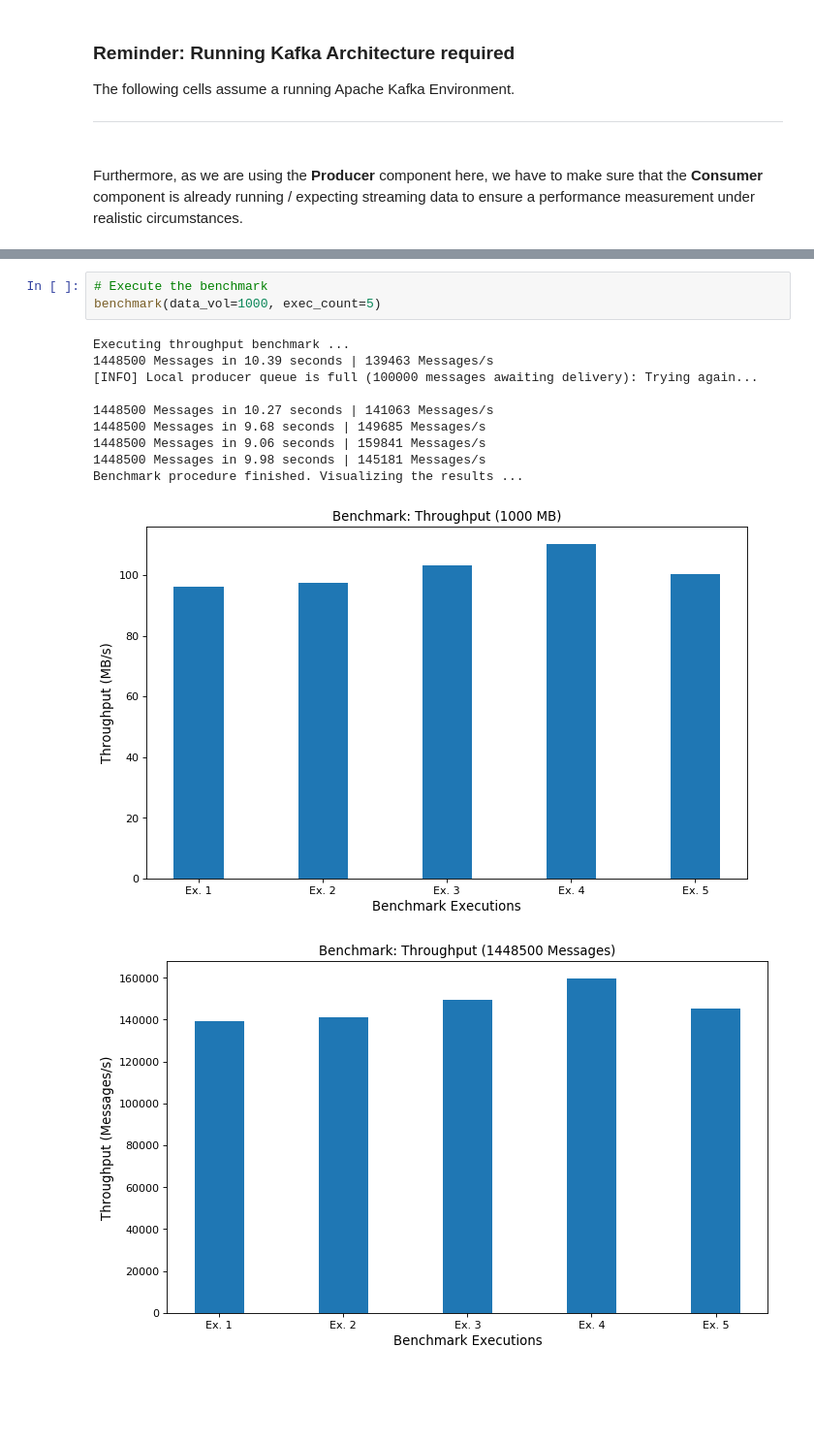
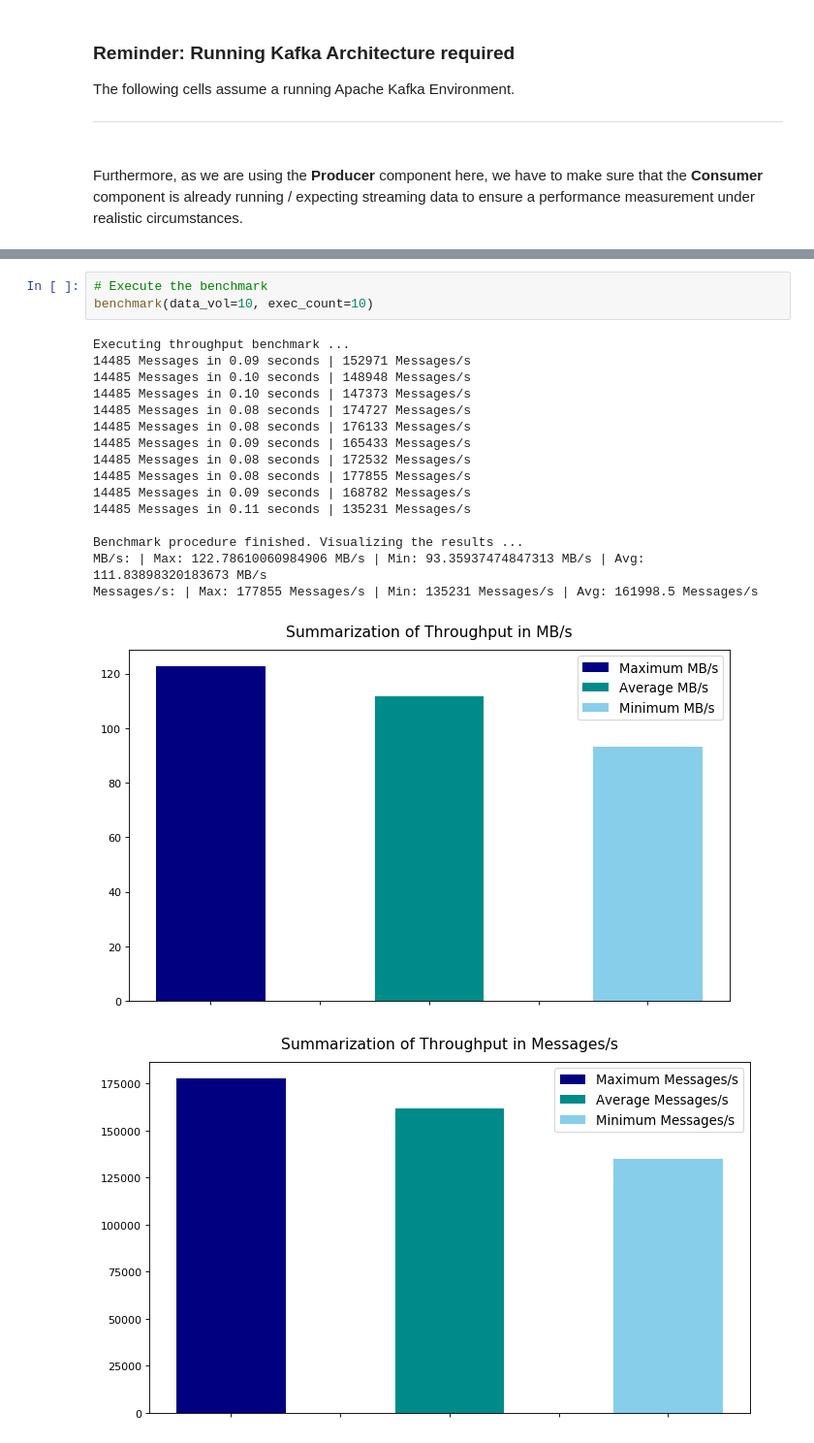
Before and after one commit to Manu10744/Stream-Analytics, a Jupyter notebook: kafka/analytics/one_broker/producer.ipynb, the cells around one changed output, grey strips where cells are left out. Shown: that part at 97% size. Saved outputs shown, nothing was run; the diff lists cells and outputs as text; blank space fills up the shorter version.

Commit message:
Add throughput plots to Consumer and Producer

```diff
--- a/kafka/analytics/one_broker/producer.ipynb
+++ b/kafka/analytics/one_broker/producer.ipynb
@@ -158,15 +218,21 @@ def benchmark(data_vol:int = 1000, exec_count: int = 10):
 # %%
 # Execute the benchmark
-benchmark(data_vol=1000, exec_count=5)
+benchmark(data_vol=10, exec_count=10)
 # %% [output]
 Executing throughput benchmark ...
-1448500 Messages in 10.39 seconds | 139463 Messages/s
-[INFO] Local producer queue is full (100000 messages awaiting delivery): Trying again...
+14485 Messages in 0.09 seconds | 152971 Messages/s
+14485 Messages in 0.10 seconds | 148948 Messages/s
+14485 Messages in 0.10 seconds | 147373 Messages/s
+14485 Messages in 0.08 seconds | 174727 Messages/s
+14485 Messages in 0.08 seconds | 176133 Messages/s
+14485 Messages in 0.09 seconds | 165433 Messages/s
+14485 Messages in 0.08 seconds | 172532 Messages/s
+14485 Messages in 0.08 seconds | 177855 Messages/s
+14485 Messages in 0.09 seconds | 168782 Messages/s
+14485 Messages in 0.11 seconds | 135231 Messages/s
 
-1448500 Messages in 10.27 seconds | 141063 Messages/s
-1448500 Messages in 9.68 seconds | 149685 Messages/s
-1448500 Messages in 9.06 seconds | 159841 Messages/s
-1448500 Messages in 9.98 seconds | 145181 Messages/s
 Benchmark procedure finished. Visualizing the results ...
+MB/s: | Max: 122.78610060984906 MB/s | Min: 93.35937474847313 MB/s | Avg: 111.83898320183673 MB/s
+Messages/s: | Max: 177855 Messages/s | Min: 135231 Messages/s | Avg: 161998.5 Messages/s
-[figure, old version]
+[figure, new version]
-[figure, old version]
+[figure, new version]
```
Also changed, not shown: parts of 7 cells of this notebook.
